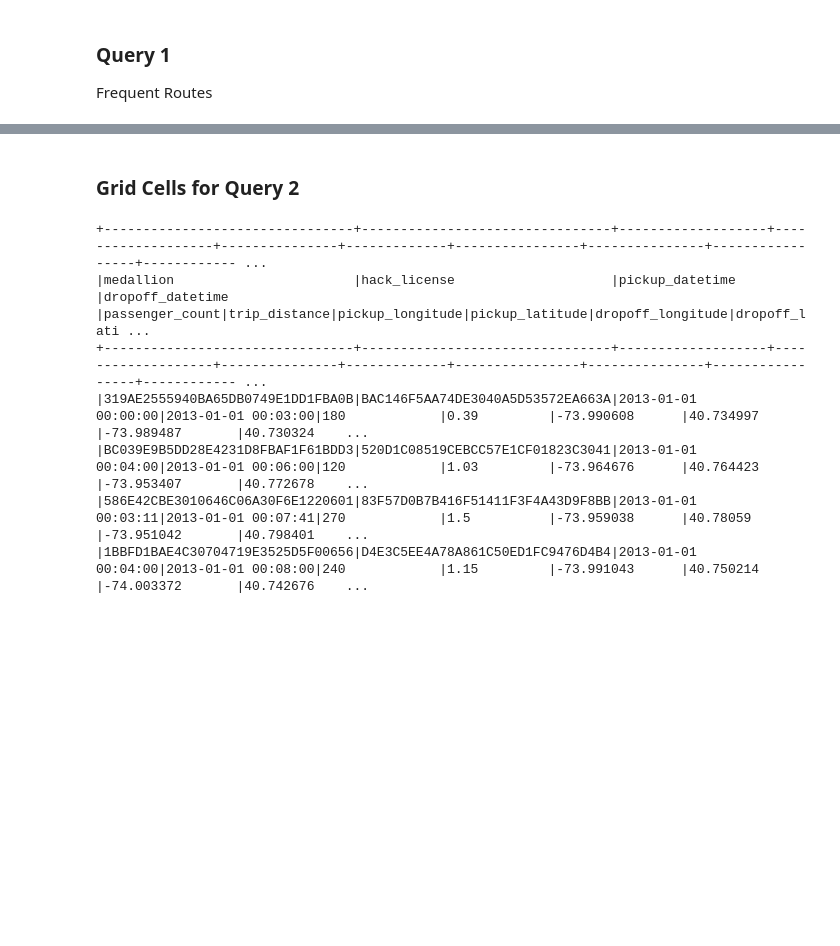
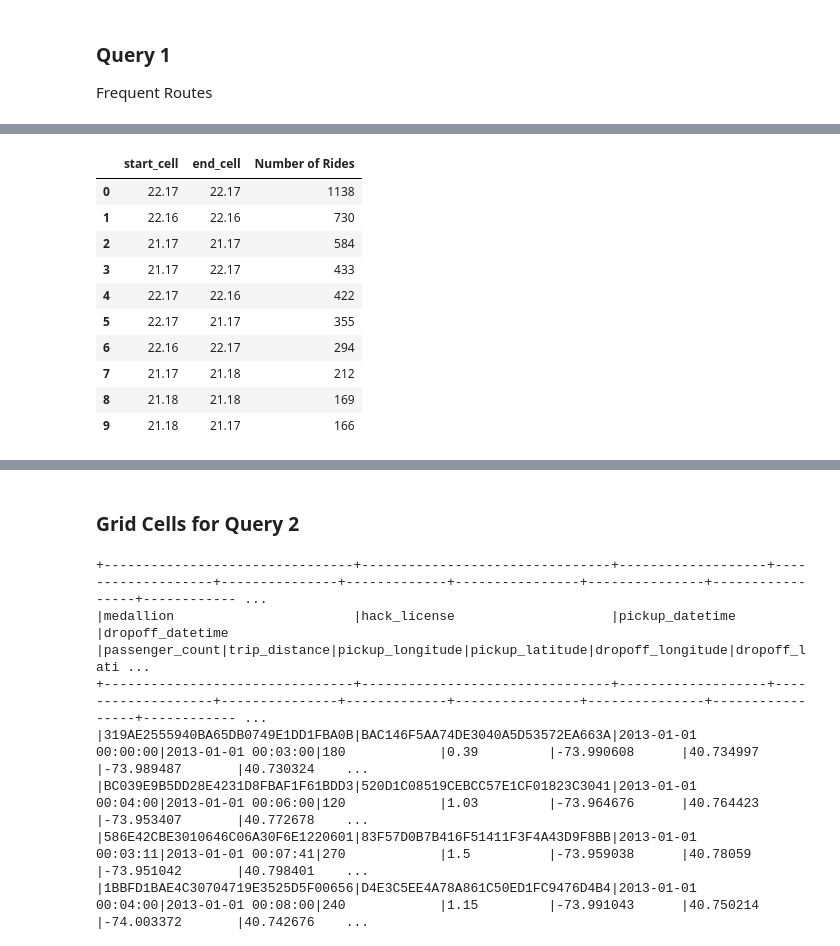
Before and after one commit to pirjo2/bdm-projects, a Jupyter notebook: Project_2/P2.ipynb, the cells around one changed output, grey strips where cells are left out. Cells and saved outputs as stored; diff of their text form; code cells hidden in the pictures; blank space fills up the shorter version.

```diff
--- a/Project_2/P2.ipynb
+++ b/Project_2/P2.ipynb
@@ -153,3 +117,73 @@ only showing top 5 rows
 # %% [markdown]
 ### Query 1
 Frequent Routes
+# %%
+from pyspark.sql.functions import col, window, count, date_format
+from pyspark.sql.streaming import DataStreamWriter
+import pandas as pd
+from IPython.display import display, Markdown
+
+# Reading in the stream
+taxi_df = (spark.readStream
+  .option("maxFilesPerTrigger", 1)
+  .schema(schema)
+  .parquet("output/preprocessed_data")
+)
+
+# Query 1: create a query to find the top most frequent routes during the last 30 minutes (Show only the 10 most frequent routes)
+# The output query results must be: start_cell, end_cell, Number of Rides
+# Aid from ChatGPT was used for the following code
+
+# Adding start_cell and end_cell columns
+taxi_df_q1 = taxi_df.withColumn("start_cell", get_grid(taxi_df.pickup_longitude, taxi_df.pickup_latitude))\
+    .withColumn("end_cell", get_grid(taxi_df.dropoff_longitude, taxi_df.dropoff_latitude))\
+    .filter(
+        col("start_cell").isNotNull() & col("end_cell").isNotNull()  # Filter out trips outside of the grid
+    )
+
+# Defining a 30-minute tumbling window and aggregating by start_cell and end_cell
+top_routes_df = (
+    taxi_df_q1
+    .withWatermark("dropoff_datetime", "30 minutes")
+    .groupBy(window(col("dropoff_datetime"), "30 minutes"), col("start_cell"), col("end_cell"))
+    .agg(count("*").alias("Number of Rides"))
+)
+
+# Function for processing the data in batches
+def process_batch(df, epoch_id):
+
+    df = df.orderBy(col("window.start").desc(), col("Number of Rides").desc())
+
+    # Collect unique time windows
+    windows = df.select("window").distinct().orderBy("window.start").collect()
+
+    # Finding the top routes for each "last 30 minutes"
+    for window_row in windows:
+
+        time_window = window_row["window"]
+        start_time = time_window.start.strftime("%Y-%m-%d %H:%M:%S")
+        end_time = time_window.end.strftime("%Y-%m-%d %H:%M:%S")
+
+        display(Markdown(f"Time Window: {start_time} to {end_time}"))
+        # Filter the top 10 rides for the given window
+        top_routes = (
+            df.filter(col("window.start") == time_window.start)
+            .select("start_cell", "end_cell", "Number of Rides")
+            .orderBy(col("Number of Rides").desc())
+            .limit(10)
+            .toPandas()  # Using to Pandas DataFrame to display the results in the notebook
+        )
+
+        display(top_routes)
+
+# Streaming query
+query: DataStreamWriter = (
+    top_routes_df
+    .writeStream
+    .outputMode("update")
+    .foreachBatch(process_batch)
+    .start()
+)
+
+query.awaitTermination()
+# %% [output]
@@ -155,0 +191,11 @@ Frequent Routes
+|  | start_cell | end_cell | Number of Rides |
+| 0 | 22.17 | 22.17 | 1138 |
+| 1 | 22.16 | 22.16 | 730 |
+| 2 | 21.17 | 21.17 | 584 |
+| 3 | 21.17 | 22.17 | 433 |
+| 4 | 22.17 | 22.16 | 422 |
+| 5 | 22.17 | 21.17 | 355 |
+| 6 | 22.16 | 22.17 | 294 |
+| 7 | 21.17 | 21.18 | 212 |
+| 8 | 21.18 | 21.18 | 169 |
+| 9 | 21.18 | 21.17 | 166 |
```
Also changed, not shown: parts of 12 cells of this notebook, 1 other file.
